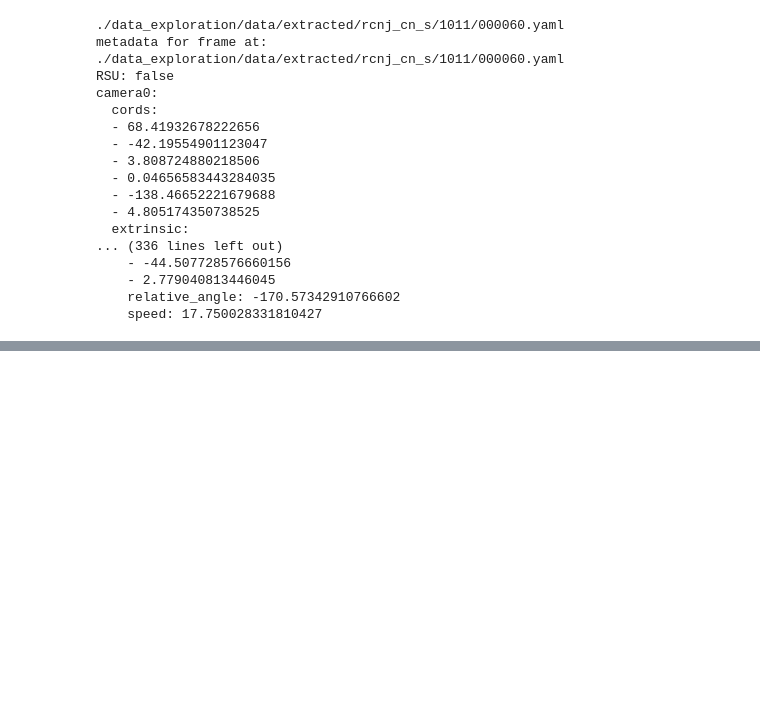
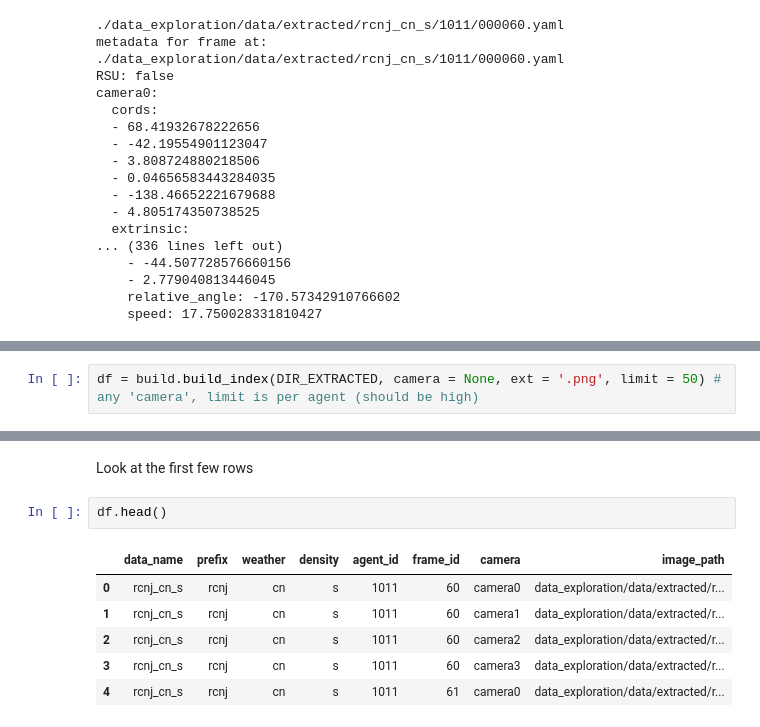
Before and after one commit to tjards/adver-city-ETL, a Jupyter notebook: data_exploration/initial_explore.ipynb, the cells around one changed output, grey strips where cells are left out. Drawn from its saved outputs; the diff is of its cells as text; blank space fills up the shorter version.

```diff
--- a/data_exploration/initial_explore.ipynb
+++ b/data_exploration/initial_explore.ipynb
@@ -247,0 +248,2 @@ ingest.show_images_grid(imgs, rows=2, cols=3, randomize = True)
+# %%
+df = build.build_index(DIR_EXTRACTED, camera = None, ext = '.png', limit = 50) # any 'camera', limit is per agent (should be high)
@@ -247,0 +278,11 @@ ingest.show_images_grid(imgs, rows=2, cols=3, randomize = True)
+# %% [markdown]
+Look at the first few rows
+# %%
+df.head()
+# %% [output]
+|  | data_name | prefix | weather | density | agent_id | frame_id | camera | image_path |
+| 0 | rcnj_cn_s | rcnj | cn | s | 1011 | 60 | camera0 | data_exploration/data/extracted/r... |
+| 1 | rcnj_cn_s | rcnj | cn | s | 1011 | 60 | camera1 | data_exploration/data/extracted/r... |
+| 2 | rcnj_cn_s | rcnj | cn | s | 1011 | 60 | camera2 | data_exploration/data/extracted/r... |
+| 3 | rcnj_cn_s | rcnj | cn | s | 1011 | 60 | camera3 | data_exploration/data/extracted/r... |
+| 4 | rcnj_cn_s | rcnj | cn | s | 1011 | 61 | camera0 | data_exploration/data/extracted/r... |
```
Also changed, not shown: parts of 21 cells of this notebook, 3 other files.
